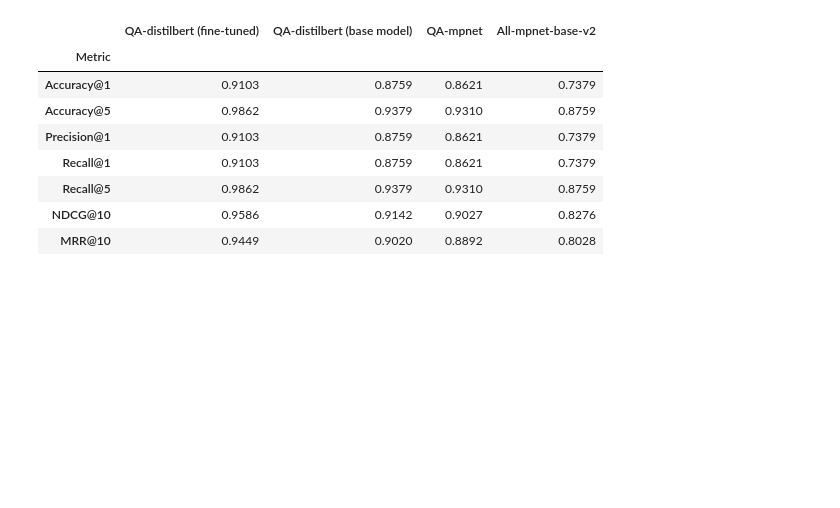
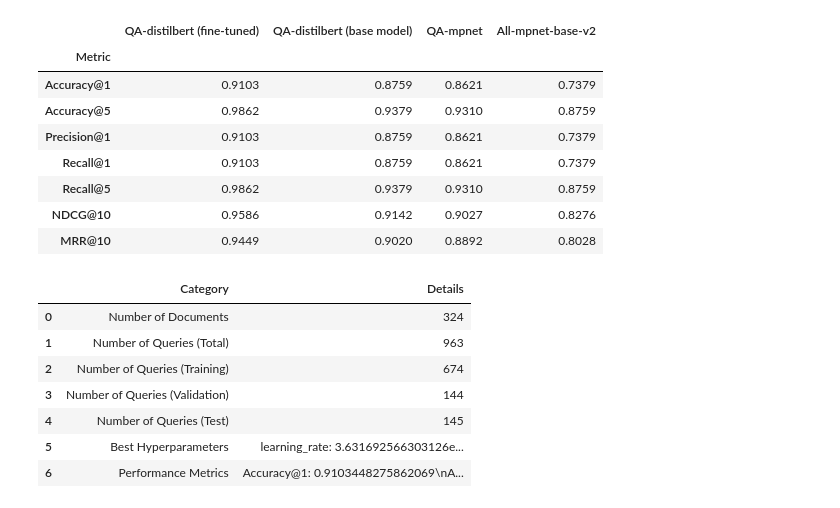
Before and after one commit to dennisvdang/QA-Retrieval-System, a Jupyter notebook: notebooks/qa_system.ipynb, the cells around one changed output. Saved outputs shown, nothing was run; the diff lists cells and outputs as text; code cells hidden in the pictures; blank space fills up the shorter version.

```diff
--- a/notebooks/qa_system.ipynb
+++ b/notebooks/qa_system.ipynb
@@ -1140,3 +1140,58 @@ df
 | MRR@10 | 0.9449 | 0.9020 | 0.8892 | 0.8028 |
 # %%
 df.to_latex('../images/performance_metrics_table.tex', caption='Performance Metrics for Each Embedding Model', label='tab:performance_metrics', float_format="%.4f")
+# %%
+num_documents = len(unique_corpus)
+num_queries_total = len(queries)
+num_queries_train = len(train_queries)
+num_queries_val = len(val_queries)
+num_queries_test = len(test_queries)
+
+hyperparameters = {
+    'per_gpu_batch_size': int(best_hyperparameters['per_gpu_batch_size']),
+    'weight_decay': best_hyperparameters['weight_decay'],
+    'learning_rate': best_hyperparameters['learning_rate'],
+    'warmup_steps': int(best_hyperparameters['warmup_steps']),
+    'num_epochs': int(best_hyperparameters['num_epochs'])
+}
+
+performance_metrics = {
+    'Accuracy@1': results_best_model['test-ir-eval_cosine_accuracy@1'],
+    'Accuracy@5': results_best_model['test-ir-eval_cosine_accuracy@5'],
+    'Precision@1': results_best_model['test-ir-eval_cosine_precision@1'],
+    'Recall@1': results_best_model['test-ir-eval_cosine_recall@1'],
+    'Recall@5': results_best_model['test-ir-eval_cosine_recall@5'],
+    'NDCG@10': results_best_model['test-ir-eval_cosine_ndcg@10'],
+    'MRR@10': results_best_model['test-ir-eval_cosine_mrr@10']
+}
+
+# Combine all data into a single DataFrame for CSV export
+data = {
+    'Category': [
+        'Number of Documents', 'Number of Queries (Total)', 'Number of Queries (Training)',
+        'Number of Queries (Validation)', 'Number of Queries (Test)', 'Best Hyperparameters', 'Performance Metrics'
+    ],
+    'Details': [
+        num_documents, num_queries_total, num_queries_train, num_queries_val, num_queries_test,
+        best_hyperparameters, performance_metrics
+    ]
+}
+
+df = pd.DataFrame(data)
+
+def format_dict(data):
+    if isinstance(data, dict):
+        return '\n'.join([f"{key}: {value}" for key, value in data.items()])
+    return data
+
+df['Details'] = df['Details'].apply(format_dict)
+df
+# %% [output]
+|  | Category | Details |
+| 0 | Number of Documents | 324 |
+| 1 | Number of Queries (Total) | 963 |
+| 2 | Number of Queries (Training) | 674 |
+| 3 | Number of Queries (Validation) | 144 |
+| 4 | Number of Queries (Test) | 145 |
+| 5 | Best Hyperparameters | learning_rate: 3.631692566303126e... |
+| 6 | Performance Metrics | Accuracy@1: 0.9103448275862069\nA... |
```
Also changed, not shown: parts of 1 cell of this notebook, 2 other files.
